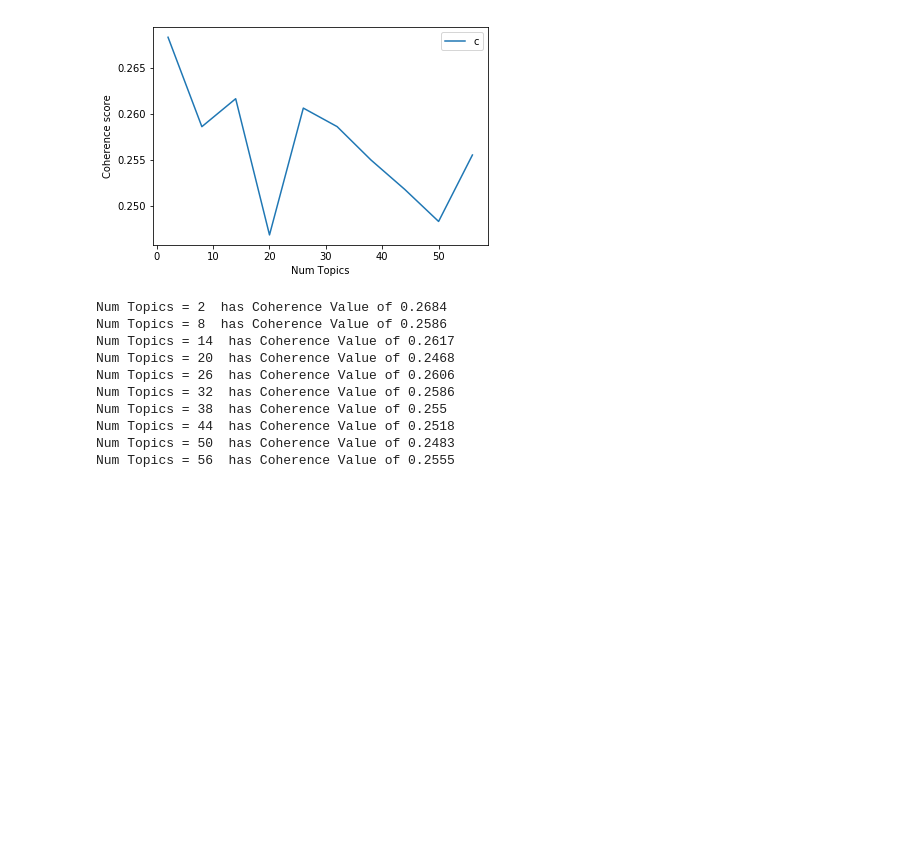
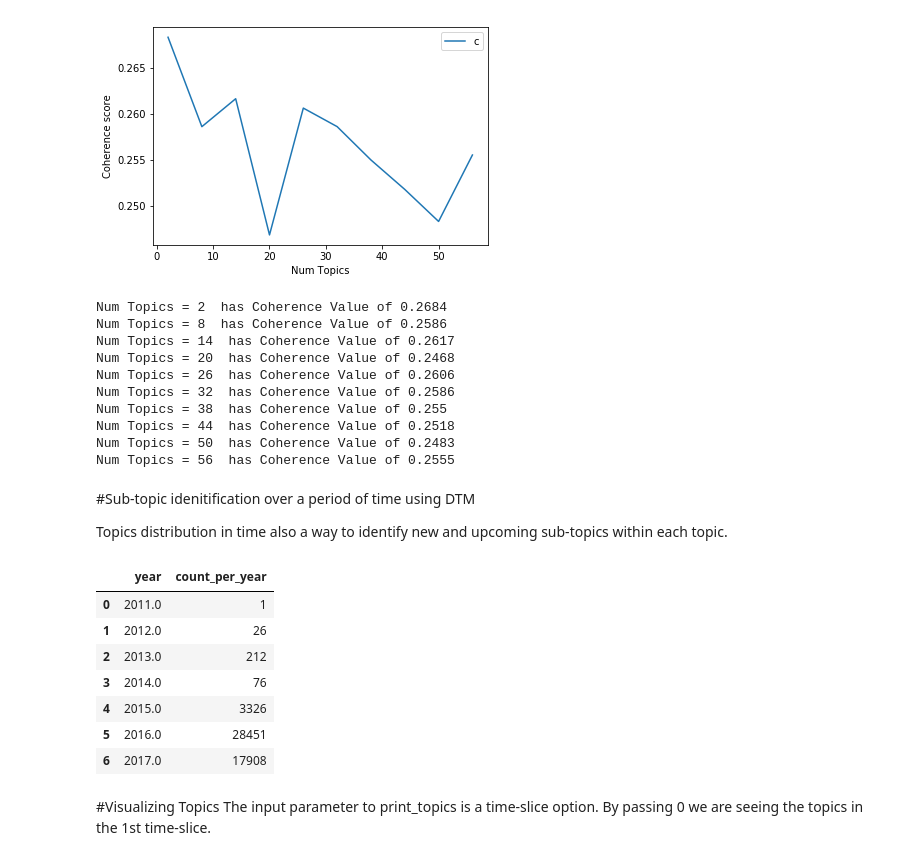
Before and after one commit to inderjot29/Topic-Modeling, a Jupyter notebook: Topic_Modelling.ipynb, the cells around one changed output. Saved outputs shown, nothing was run; the diff lists cells and outputs as text; code cells hidden in the pictures; blank space fills up the shorter version.

Commit message:
Added sub-topic identification

```diff
--- a/Topic_Modelling.ipynb
+++ b/Topic_Modelling.ipynb
@@ -479,3 +483,26 @@ Num Topics = 38  has Coherence Value of 0.255
 Num Topics = 44  has Coherence Value of 0.2518
 Num Topics = 50  has Coherence Value of 0.2483
 Num Topics = 56  has Coherence Value of 0.2555
+# %% [markdown]
+#Sub-topic idenitification over a period of time using DTM
+
+ Topics distribution in time also a way to identify new and upcoming sub-topics within each topic.
+# %%
+#prepare the data for sub-topics identification by grouping the data based on year and month
+df_year = df_all.groupby('year')
+df_count_per_year = df_year.size().reset_index(name='count_per_year')
+df_year_month = df_all.groupby(['year', 'month'])
+
+#lets get the counts per year and per month
+df_count_per_month = df_year_month.size().reset_index(name='count_per_month')
+#df_count_per_month
+df_count_per_year
+# %% [output]
+|  | year | count_per_year |
+| 0 | 2011.0 | 1 |
+| 1 | 2012.0 | 26 |
+| 2 | 2013.0 | 212 |
+| 3 | 2014.0 | 76 |
+| 4 | 2015.0 | 3326 |
+| 5 | 2016.0 | 28451 |
+| 6 | 2017.0 | 17908 |
@@ -481,0 +520,3 @@ Num Topics = 56  has Coherence Value of 0.2555
+# %% [markdown]
+#Visualizing Topics
+The input parameter to print_topics is a time-slice option. By passing 0 we are seeing the topics in the 1st time-slice.
```
Also changed, not shown: parts of 19 cells of this notebook.
